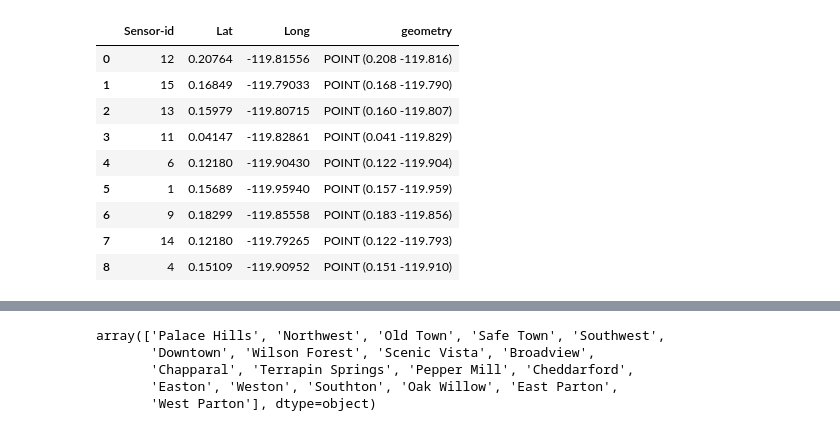
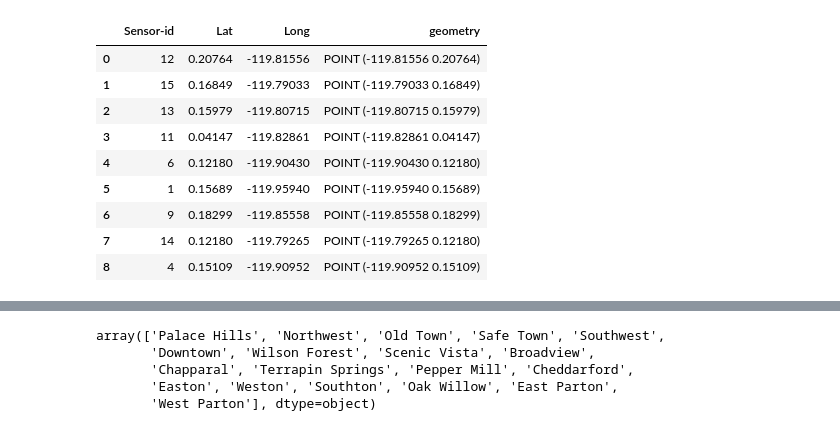
Before and after one commit to data-challengers/DC5, a Jupyter notebook: notebooks/create_basemap.ipynb, the cells around one changed output, grey strips where cells are left out. Saved outputs shown, nothing was run; the diff lists cells and outputs as text; code cells hidden in the pictures.

```diff
--- a/notebooks/create_basemap.ipynb
+++ b/notebooks/create_basemap.ipynb
@@ -56,19 +20,19 @@ neighborhood_df = pd.DataFrame({'neighborhood': [x['properties']['Nbrhood'] for
 # %%
 sensor_locations = pd.read_csv(data_path + "Sensor Data and Maps/StaticSensorLocations.csv")
 sensor_locations_gdf = gpd.GeoDataFrame(
-    sensor_locations, geometry=gpd.points_from_xy(sensor_locations.Lat, sensor_locations.Long))
+    sensor_locations, geometry=gpd.points_from_xy(sensor_locations.Long, sensor_locations.Lat))
 sensor_locations_gdf
 # %% [output]
 |  | Sensor-id | Lat | Long | geometry |
-| 0 | 12 | 0.20764 | -119.81556 | POINT (0.208 -119.816) |
-| 1 | 15 | 0.16849 | -119.79033 | POINT (0.168 -119.790) |
-| 2 | 13 | 0.15979 | -119.80715 | POINT (0.160 -119.807) |
-| 3 | 11 | 0.04147 | -119.82861 | POINT (0.041 -119.829) |
-| 4 | 6 | 0.12180 | -119.90430 | POINT (0.122 -119.904) |
-| 5 | 1 | 0.15689 | -119.95940 | POINT (0.157 -119.959) |
-| 6 | 9 | 0.18299 | -119.85558 | POINT (0.183 -119.856) |
-| 7 | 14 | 0.12180 | -119.79265 | POINT (0.122 -119.793) |
-| 8 | 4 | 0.15109 | -119.90952 | POINT (0.151 -119.910) |
+| 0 | 12 | 0.20764 | -119.81556 | POINT (-119.81556 0.20764) |
+| 1 | 15 | 0.16849 | -119.79033 | POINT (-119.79033 0.16849) |
+| 2 | 13 | 0.15979 | -119.80715 | POINT (-119.80715 0.15979) |
+| 3 | 11 | 0.04147 | -119.82861 | POINT (-119.82861 0.04147) |
+| 4 | 6 | 0.12180 | -119.90430 | POINT (-119.90430 0.12180) |
+| 5 | 1 | 0.15689 | -119.95940 | POINT (-119.95940 0.15689) |
+| 6 | 9 | 0.18299 | -119.85558 | POINT (-119.85558 0.18299) |
+| 7 | 14 | 0.12180 | -119.79265 | POINT (-119.79265 0.12180) |
+| 8 | 4 | 0.15109 | -119.90952 | POINT (-119.90952 0.15109) |
 # %%
 # todo: discretize scale
 fig = go.Figure()
```
Also changed, not shown: parts of 3 cells of this notebook, 1 other file.
